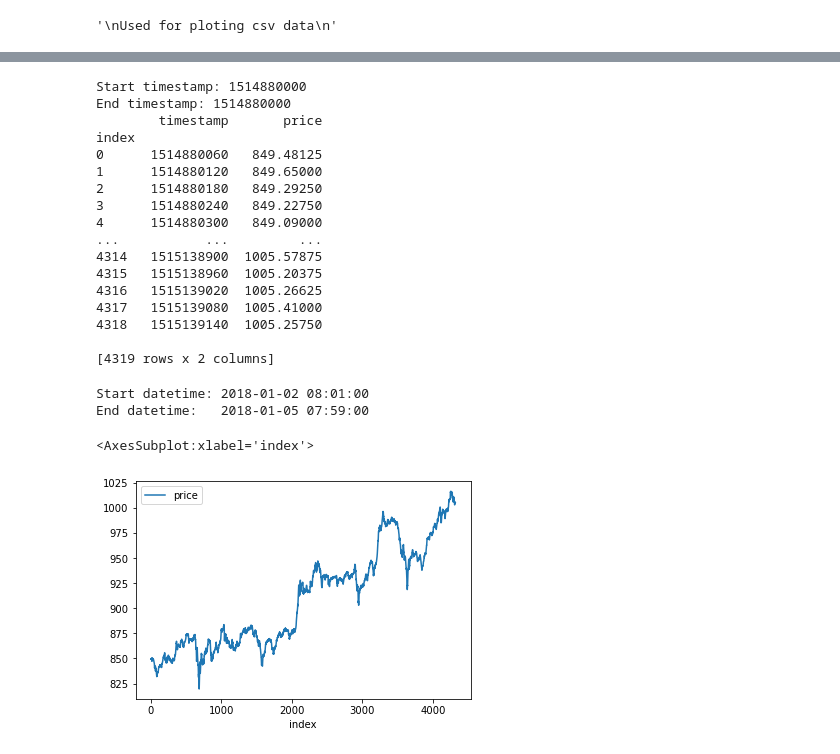
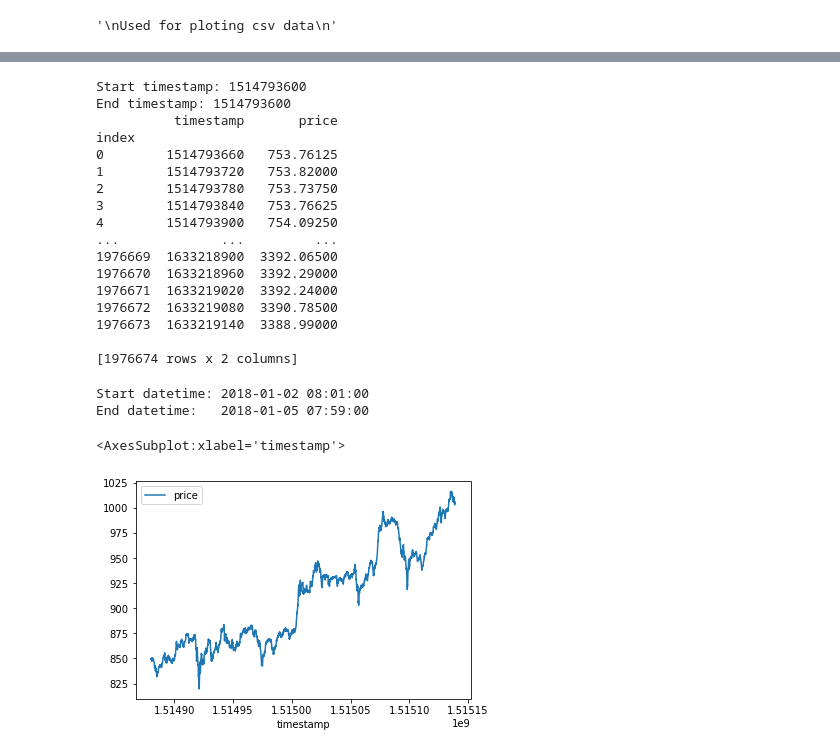
Before and after one commit to varriaza/Strategy-Performance, a Jupyter notebook: Plots.ipynb, the cells around one changed output, grey strips where cells are left out. Cells and saved outputs as stored; diff of their text form; code cells hidden in the pictures.

```diff
--- a/Plots.ipynb
+++ b/Plots.ipynb
@@ -64,47 +112,46 @@ def create_time_period(start, end, name):
     if not new_df.empty:
         new_df.to_csv(f'csv_files\{name}.csv')
 # %%
-create_time_period('1/2/2018','01/5/2018', 'test_2')
+create_time_period('1/1/2018','10/5/2021', 'everything')
 # %% [output]
-Start timestamp: 1514880000
-End timestamp: 1514880000
-        timestamp       price
+Start timestamp: 1514793600
+End timestamp: 1514793600
+          timestamp       price
 index
-0      1514880060   849.48125
-1      1514880120   849.65000
-2      1514880180   849.29250
-3      1514880240   849.22750
-4      1514880300   849.09000
-...           ...         ...
-4314   1515138900  1005.57875
-4315   1515138960  1005.20375
-4316   1515139020  1005.26625
-4317   1515139080  1005.41000
-4318   1515139140  1005.25750
+0        1514793660   753.76125
+1        1514793720   753.82000
+2        1514793780   753.73750
+3        1514793840   753.76625
+4        1514793900   754.09250
+...             ...         ...
+1976669  1633218900  3392.06500
+1976670  1633218960  3392.29000
+1976671  1633219020  3392.24000
+1976672  1633219080  3390.78500
+1976673  1633219140  3388.99000
 
-[4319 rows x 2 columns]
+[1976674 rows x 2 columns]
 # %%
-# Plots
 # Recalibrate time variable in a new row to start at 0
 # start_time = data['Time'].values[0]
 # data['Cal Time'] = data['Time'].apply(lambda x: x - start_time)
 
 # Examples
 # Plot data returned
 # By default x=index
 # data.plot(y='To #', kind='line')
 # data.plot(x='Cal Time', y=['To #', 'Plus .3%', 'Minus .3%'], kind='line')
 # data.plot(x='Cal Time', y=['To #', 'Plus .3%', 'Minus .3%'], kind='line', xlim=(35000,45000))
 # data.plot(x='Cal Time', y=['To #', 'Plus .3%', 'Minus .3%'], kind='line', ylim=(data['To #'].mean()*(1-.005),data['To #'].mean()*(1+.005)))
 
 data = pd.read_csv(f'csv_files\\test_2.csv', index_col='index')
 start_datetime = pd.to_datetime(data['timestamp'].iloc[0], unit='s')
 end_datetime = pd.to_datetime(data['timestamp'].iloc[-1], unit='s')
 print(f'Start datetime: {start_datetime}')
 print(f'End datetime:   {end_datetime}')
-data.plot(y='price', kind='line')
+data.plot(x='timestamp', y='price', kind='line')
 # %% [output]
 Start datetime: 2018-01-02 08:01:00
 End datetime:   2018-01-05 07:59:00
-<AxesSubplot:xlabel='index'>
+<AxesSubplot:xlabel='timestamp'>
-[figure, old version]
+[figure, new version]
```
Also changed, not shown: parts of 4 cells of this notebook, 2 other files.
